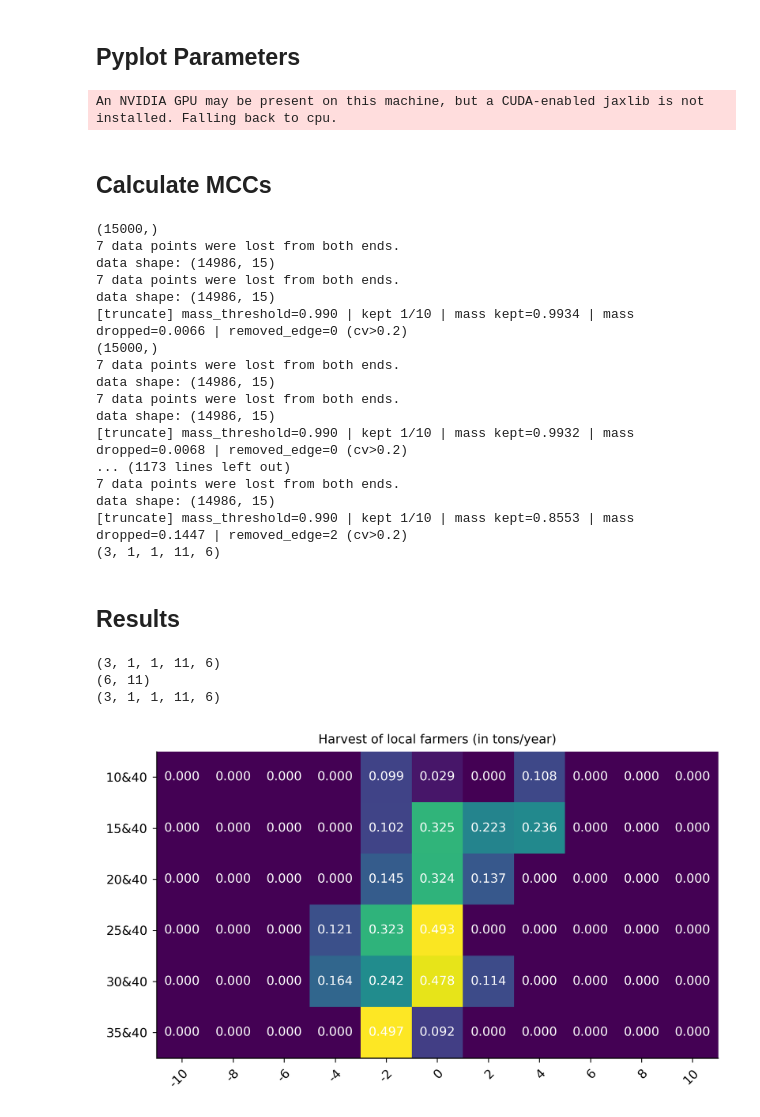
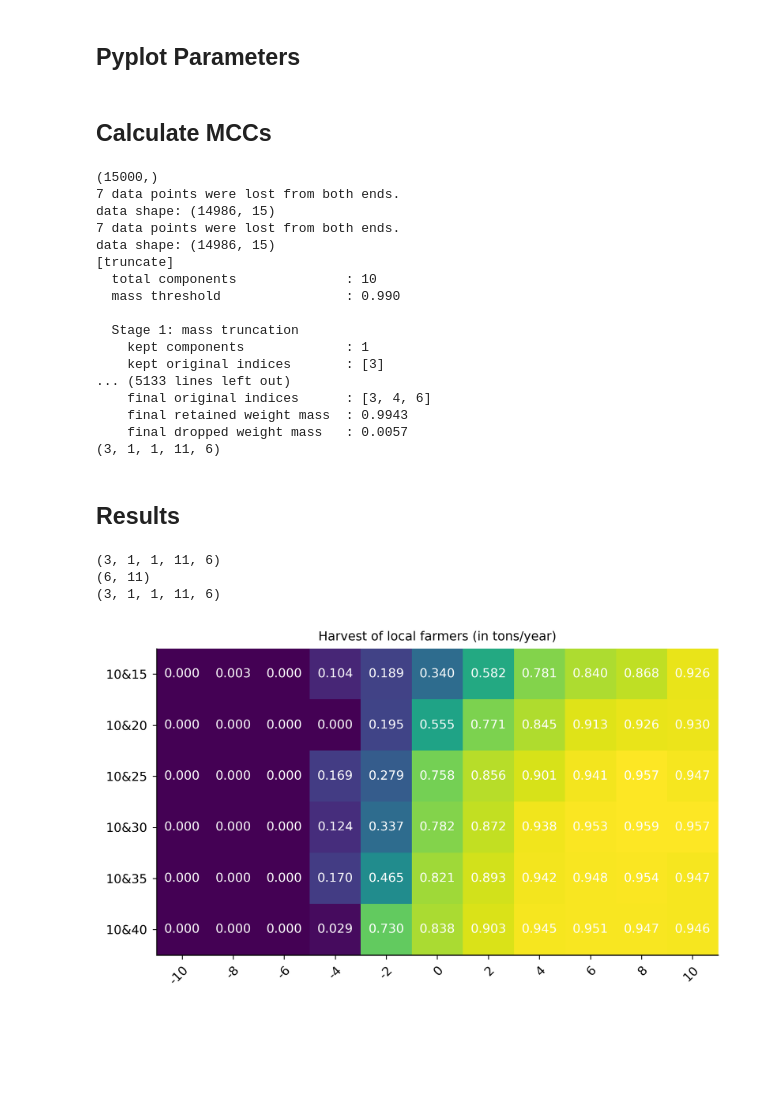
Before and after one commit to GerritFischer/MC-TDE-DP-GMM, a Jupyter notebook: analyze_results.ipynb, the cells around one changed output. Saved outputs shown, nothing was run; the diff lists cells and outputs as text; code cells hidden in the pictures; blank space fills up the shorter version.

```diff
--- a/analyze_results.ipynb
+++ b/analyze_results.ipynb
@@ -77,7 +77,7 @@ plt.rcParams.update({
     "figure.dpi": 300,
 })
 # %%
-sim_cond = "test"
+sim_cond = "ind40-(10-35)-snr(-10-10)"
 signal_dir = "../data/simulations"
 performance_dir = "../data/performance"
 result_dir = "../data/results"
@@ -89,8 +89,6 @@ bursts_samples = sim_data['bursts_samples']
 
 sim_results = np.load(f'{result_dir}/{sim_cond}_results.npz', allow_pickle=True)
 results = sim_results['results']
-# %% [output]
-An NVIDIA GPU may be present on this machine, but a CUDA-enabled jaxlib is not installed. Falling back to cpu.
 # %% [markdown]
 ## Calculate MCCs
 # %%
@@ -155,12 +153,12 @@ for s_id, sample in enumerate(results):
                     tde_signal = np.concatenate([tde_signal, tde_signal2], axis=1)
 
 
-                    trunc_means, trunc_covs, trunc_weights, trunc_info = truncate(means, covs, weights, verbose=True, return_info=True)
+                    trunc_means, trunc_covs, trunc_weights, trunc_info = truncate(means, covs, weights, verbose=True, return_info=True,edge_states_cv=1)
                     num_effective_states = len(trunc_weights)
                     est_states_dpgmm = get_states(tde_signal, trunc_means, trunc_covs, trunc_weights)
                     est_states_dpgmm = imputing_mode(est_states_dpgmm, min_samples=3)
-                    est_states_dpgmm_onehot = np.eye(3)[est_states_dpgmm]
-                    trimmed_states_onehot = np.eye(3)[trimmed_states]
+                    est_states_dpgmm_onehot = np.eye(4)[est_states_dpgmm]
+                    trimmed_states_onehot = np.eye(4)[trimmed_states]
 
                     order, est_states_dpgmm_onehot = match_states(trimmed_states_onehot, est_states_dpgmm_onehot, verbose=False)
                     est_states_dpgmm = np.argmax(est_states_dpgmm_onehot, axis=1)
@@ -176,17 +174,17 @@ print(mccs.shape)
 data shape: (14986, 15)
 7 data points were lost from both ends.
 data shape: (14986, 15)
-[truncate] mass_threshold=0.990 | kept 1/10 | mass kept=0.9934 | mass dropped=0.0066 | removed_edge=0 (cv>0.2)
-(15000,)
-7 data points were lost from both ends.
-data shape: (14986, 15)
-7 data points were lost from both ends.
-data shape: (14986, 15)
-[truncate] mass_threshold=0.990 | kept 1/10 | mass kept=0.9932 | mass dropped=0.0068 | removed_edge=0 (cv>0.2)
-... (1173 lines left out)
-7 data points were lost from both ends.
-data shape: (14986, 15)
-[truncate] mass_threshold=0.990 | kept 1/10 | mass kept=0.8553 | mass dropped=0.1447 | removed_edge=2 (cv>0.2)
+[truncate]
+  total components              : 10
+  mass threshold                : 0.990
+
+  Stage 1: mass truncation
+    kept components             : 1
+    kept original indices       : [3]
+... (5133 lines left out)
+    final original indices      : [3, 4, 6]
+    final retained weight mass  : 0.9943
+    final dropped weight mass   : 0.0057
 (3, 1, 1, 11, 6)
 # %% [markdown]
 ## Results
@@ -210,32 +208,32 @@ for snrs_id, snrs in enumerate(mccs[0,0,0]):
 print(formatted_mccs.shape)
 
 print(results.shape)
 
 snrs = ["-10", "-8", "-6", "-4","-2","0", "2", "4", "6", "8", "10"]
-sigs = ["10&40", "15&40", "20&40", "25&40", "30&40", "35&40"]
+sigs = ["10&15", "10&20", "10&25", "10&30", "10&35", "10&40"]
 
 valfmt = matplotlib.ticker.StrMethodFormatter("{x:.3f}")
 fig, ax = plt.subplots()
 im = ax.imshow(formatted_mccs, cmap="viridis")
 
 # Show all ticks and label them with the respective list entries
 ax.set_xticks(range(len(snrs)), labels=snrs,
               rotation=45, ha="right", rotation_mode="anchor")
 ax.set_yticks(range(len(sigs)), labels=sigs)
 
 # Loop over data dimensions and create text annotations.
 for i in range(len(sigs)):
     for j in range(len(snrs)):
         text = ax.text(j, i, valfmt(formatted_mccs[i, j]),
                        ha="center", va="center", color="w")
 
 ax.set_title("Harvest of local farmers (in tons/year)")
 fig.tight_layout()
 plt.show()
 
 #plt.show()
 # %% [output]
 (3, 1, 1, 11, 6)
 (6, 11)
 (3, 1, 1, 11, 6)
-[figure, old version]
+[figure, new version]
```
Also changed, not shown: 3 other files.
